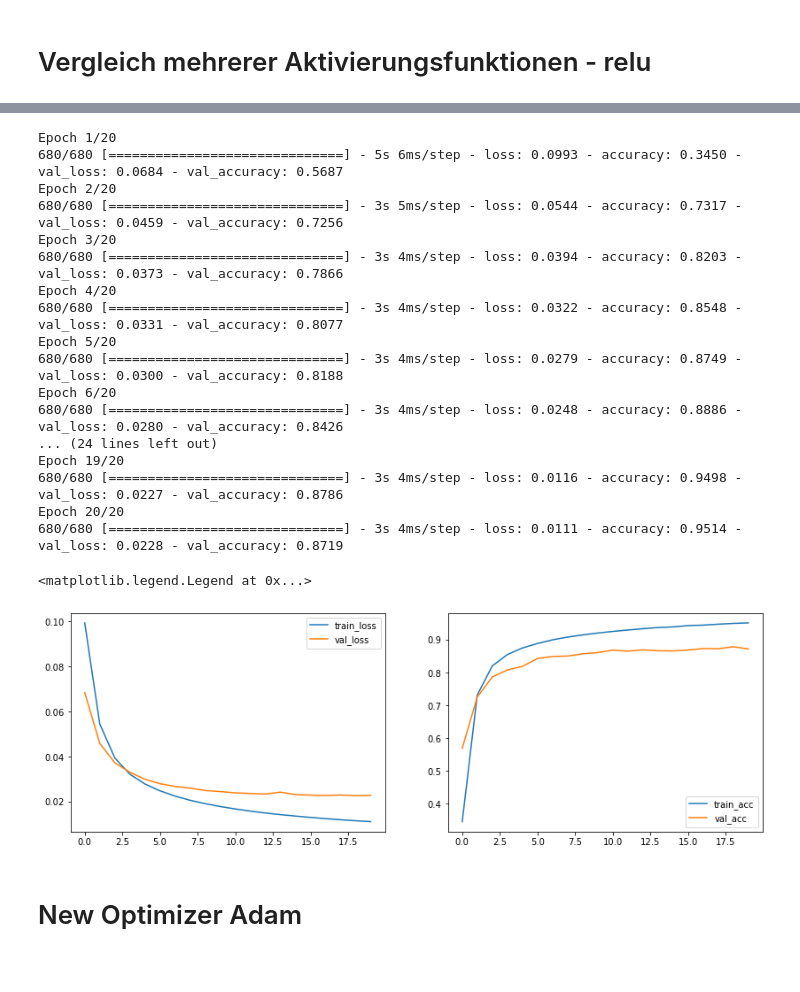
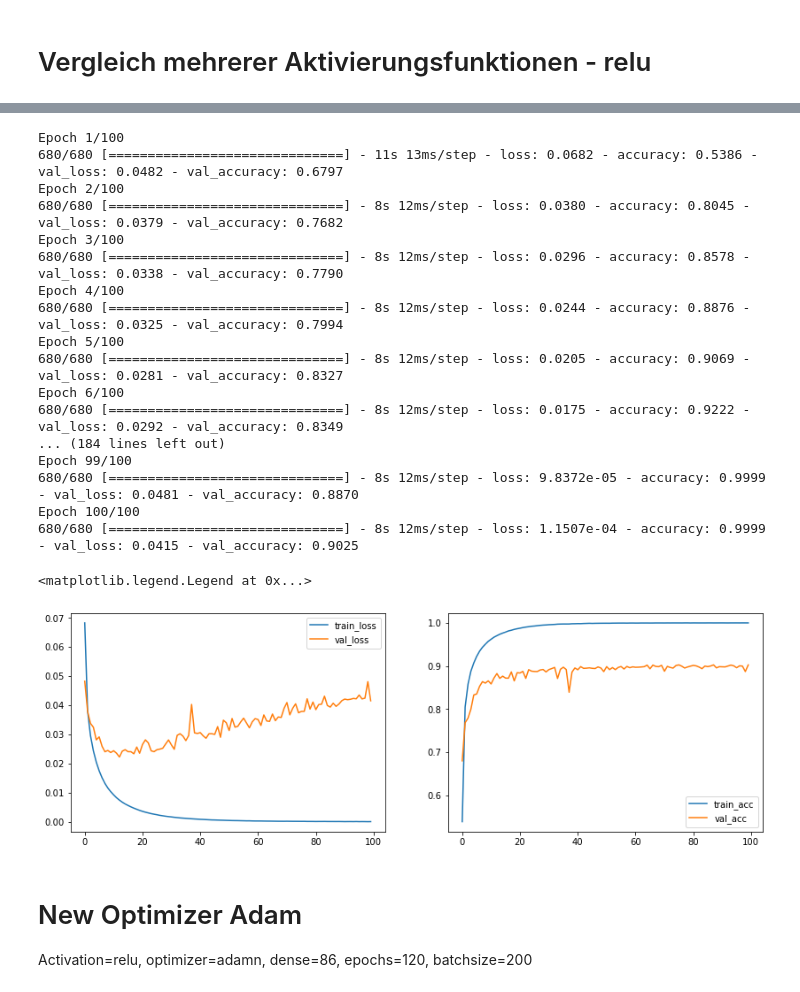
Before and after one commit to nmaaiken/neuro_modularbeit, a Jupyter notebook: 3_Layer_MLP.ipynb, the cells around one changed output, grey strips where cells are left out. Drawn from its saved outputs; the diff is of its cells as text; code cells hidden in the pictures.

```diff
--- a/3_Layer_MLP.ipynb
+++ b/3_Layer_MLP.ipynb
@@ -340,56 +450,57 @@ Epoch 200/200
 # %%
 # Definition Topologie des Netzes
 three_layer_mlp = Sequential()
-three_layer_mlp.add(Dense(86, activation ='sigmoid', input_dim=1024))
+three_layer_mlp.add(Dense(600, activation ='sigmoid', input_dim=1024))
 three_layer_mlp.add(Dense(43, activation='softmax'))
 
 #Lernprozess konfigurieren
 three_layer_mlp.compile(loss='binary_crossentropy',
               optimizer='rmsprop',
               metrics=['accuracy'])
 
 # Modell trainieren
 three_layer_mlp_history = three_layer_mlp.fit(x_train_gray, y_train_gray,
-          epochs=20, #Anzahl Trainingsepochen
+          epochs=100, #Anzahl Trainingsepochen
           batch_size=128, #Batch-Size
           verbose=1,
           validation_data=(x_test_gray, y_test_gray)) #print Ausgabe des Trainingsverlaufes 0=nein 1=ja
 
 #plt.plot(dnn_no_dropout_history.history['accuracy'], label='train_acc')
 #plt.plot(dnn_no_dropout_history.history['val_accuracy'], label='val_acc')
 plt.figure(figsize=(14,10))
 
 plt.subplot(221)
 plt.plot(three_layer_mlp_history.history['loss'], label='train_loss')
 plt.plot(three_layer_mlp_history.history['val_loss'], label='val_loss')
 plt.legend(['train_loss', 'val_loss'])
 
 plt.subplot(222)
 plt.plot(three_layer_mlp_history.history['accuracy'], label='train_acc')
 plt.plot(three_layer_mlp_history.history['val_accuracy'], label='val_acc')
 plt.legend(['train_acc', 'val_acc'])
 # %% [output]
-Epoch 1/20
-680/680 [==============================] - 5s 6ms/step - loss: 0.0993 - accuracy: 0.3450 - val_loss: 0.0684 - val_accuracy: 0.5687
-Epoch 2/20
-680/680 [==============================] - 3s 5ms/step - loss: 0.0544 - accuracy: 0.7317 - val_loss: 0.0459 - val_accuracy: 0.7256
-Epoch 3/20
-680/680 [==============================] - 3s 4ms/step - loss: 0.0394 - accuracy: 0.8203 - val_loss: 0.0373 - val_accuracy: 0.7866
-Epoch 4/20
-680/680 [==============================] - 3s 4ms/step - loss: 0.0322 - accuracy: 0.8548 - val_loss: 0.0331 - val_accuracy: 0.8077
-Epoch 5/20
-680/680 [==============================] - 3s 4ms/step - loss: 0.0279 - accuracy: 0.8749 - val_loss: 0.0300 - val_accuracy: 0.8188
-Epoch 6/20
-680/680 [==============================] - 3s 4ms/step - loss: 0.0248 - accuracy: 0.8886 - val_loss: 0.0280 - val_accuracy: 0.8426
-... (24 lines left out)
-Epoch 19/20
-680/680 [==============================] - 3s 4ms/step - loss: 0.0116 - accuracy: 0.9498 - val_loss: 0.0227 - val_accuracy: 0.8786
-Epoch 20/20
-680/680 [==============================] - 3s 4ms/step - loss: 0.0111 - accuracy: 0.9514 - val_loss: 0.0228 - val_accuracy: 0.8719
+Epoch 1/100
+680/680 [==============================] - 11s 13ms/step - loss: 0.0682 - accuracy: 0.5386 - val_loss: 0.0482 - val_accuracy: 0.6797
+Epoch 2/100
+680/680 [==============================] - 8s 12ms/step - loss: 0.0380 - accuracy: 0.8045 - val_loss: 0.0379 - val_accuracy: 0.7682
+Epoch 3/100
+680/680 [==============================] - 8s 12ms/step - loss: 0.0296 - accuracy: 0.8578 - val_loss: 0.0338 - val_accuracy: 0.7790
+Epoch 4/100
+680/680 [==============================] - 8s 12ms/step - loss: 0.0244 - accuracy: 0.8876 - val_loss: 0.0325 - val_accuracy: 0.7994
+Epoch 5/100
+680/680 [==============================] - 8s 12ms/step - loss: 0.0205 - accuracy: 0.9069 - val_loss: 0.0281 - val_accuracy: 0.8327
+Epoch 6/100
+680/680 [==============================] - 8s 12ms/step - loss: 0.0175 - accuracy: 0.9222 - val_loss: 0.0292 - val_accuracy: 0.8349
+... (184 lines left out)
+Epoch 99/100
+680/680 [==============================] - 8s 12ms/step - loss: 9.8372e-05 - accuracy: 0.9999 - val_loss: 0.0481 - val_accuracy: 0.8870
+Epoch 100/100
+680/680 [==============================] - 8s 12ms/step - loss: 1.1507e-04 - accuracy: 0.9999 - val_loss: 0.0415 - val_accuracy: 0.9025
 <matplotlib.legend.Legend at 0x...>
-[figure, old version]
+[figure, new version]
 # %% [markdown]
 # New Optimizer Adam
+Activation=relu, optimizer=adamn, dense=86, epochs=120, batchsize=200
 # %%
 # New Optimizer Adam
 
```
Also changed, not shown: parts of 27 cells of this notebook.
